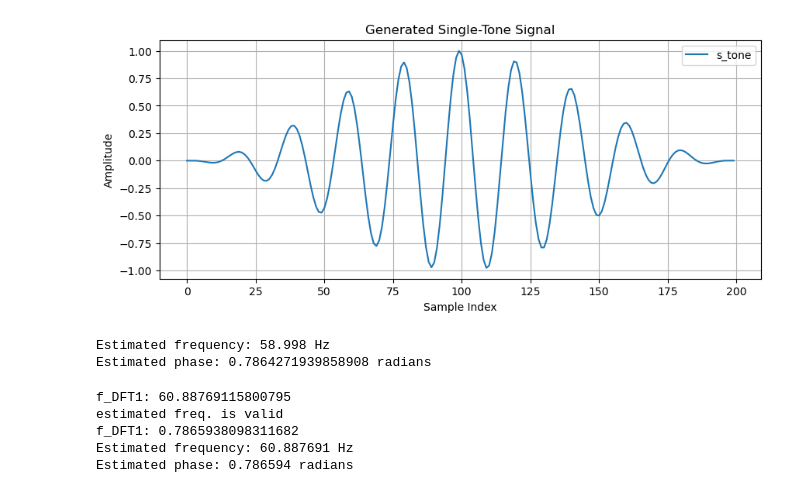
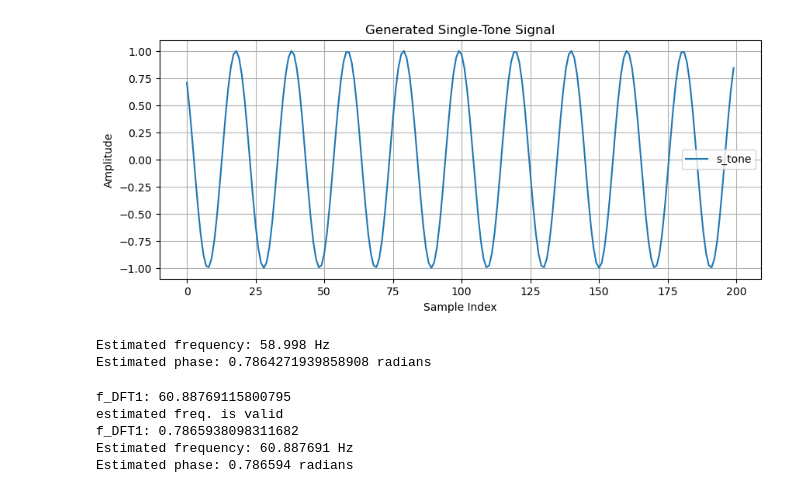
Before and after one commit to Licates/ENFify, a Jupyter notebook: notebooks/Frequence_and_phase_extraction.ipynb, the cells around one changed output. Drawn from its saved outputs; the diff is of its cells as text; code cells hidden in the pictures.

Commit message:
phase estimation fuctions

```diff
--- a/notebooks/Frequence_and_phase_extraction.ipynb
+++ b/notebooks/Frequence_and_phase_extraction.ipynb
@@ -6,11 +6,17 @@ from scipy.fft import fft
 import math
 # %%
 ###...........DFT 0 Method...........###
+
+# Generate s_tone(n)
+def generate_s_tone(Fs, f0, phi0, M):
+    n = np.arange(M)
+    s_tone = np.cos((2 * np.pi * f0 * n )/Fs + phi0)
+    return n, s_tone
 
 # Estimate frequency and phase with DFT⁰
 def estimate_frequency_and_phase(s_tone, Fs, M, N_DFT, window_type):
 
-    window = get_window(window_type, M-1)
+    window = get_window(window_type, M)
     s_tone = s_tone * window
 
     # Zero-pad the signal to length N_DFT
@@ -32,15 +38,10 @@ def estimate_frequency_and_phase(s_tone, Fs, M, N_DFT, window_type):
 
 ###...........DFT 1 Method...........###
 
-# Generate s_tone(n)
-def generate_s_tone(Fs, f0, phi0, M):
-    n = np.arange(M)
-    s_tone = np.cos((2 * np.pi * f0 * n )/Fs + phi0)
-    return n, s_tone
+def estimate_frequency_and_phase_derivative(s_tone, Fs, M, N_DFT, window_type):
 
-def estimate_frequency_and_phase_derivative(s_tone, Fs, M, N_DFT, window_type):
-    ###......Calculate the frequency......###
-
+    ###......Estimate the frequency......###
+    s_tone_unmodified = s_tone
     # Get the window type
     window = get_window(window_type, M-1)
 
@@ -77,9 +78,9 @@ def estimate_frequency_and_phase_derivative(s_tone, Fs, M, N_DFT, window_type):
         print("estimated freq. is valid")
 
 
-    ###......Calculate the phase......###
+    ###......Estimate the phase......###
     # Calculate phase with DFT⁰ method to compare the values
-    f0_DFT0, phi_DFT0 = estimate_frequency_and_phase(s_tone_windowed, Fs, M, N_DFT)
+    f0_DFT0, phi_DFT0 = estimate_frequency_and_phase(s_tone_unmodified, Fs, M, N_DFT, window_type)
 
     #omega_0 = (2 * np.pi * f0_estimated) / Fs
     omega_0 = 2*np.pi*f0_estimated/Fs
@@ -99,8 +100,8 @@ def estimate_frequency_and_phase_derivative(s_tone, Fs, M, N_DFT, window_type):
     phi_1 = phase_estimated
     phi_2 = phase_estimated + np.pi if np.arctan(phase_estimated) >= 0 else phase_estimated - np.pi
 
-    phi_1 = (phi_1 + np.pi) % (2 * np.pi) - np.pi  # normalize
-    phi_2 = (phi_2 + np.pi) % (2 * np.pi) - np.pi
+    #phi_1 = (phi_1 + np.pi) % (2 * np.pi) - np.pi  # normalize
+    #phi_2 = (phi_2 + np.pi) % (2 * np.pi) - np.pi
 
     if abs(phi_1 - phi_DFT0) < abs(phi_2 - phi_DFT0):  # compare with phi calculated via DFT⁰
         phi = phi_1
@@ -111,32 +112,31 @@ def estimate_frequency_and_phase_derivative(s_tone, Fs, M, N_DFT, window_type):
 # %%
 # Example usage
 Fs = 1200 # Sampling frequency (Hz)
 f0 = 59  # Frequency of the tone (Hz)
 phi0 = np.pi/4  # Phase of the tone (radians)
 M = 200 # Number of samples
 N_DFT = 200000
 window_type = 'hann'  # Optional window type (e.g., 'hann', 'hamming', etc.)
 
 # Generate the signal
-n_windowed, s_tone_windowed = generate_s_tone_windowed(Fs, f0, phi0, M, window_type)
-
+n_windowed, s_tone_windowed = generate_s_tone(Fs, f0, phi0, M)
 
 #Plot the generated signal
 plt.figure(figsize=(10, 4))
 plt.plot(n_windowed, s_tone_windowed, label='s_tone')
 plt.title('Generated Single-Tone Signal')
 plt.xlabel('Sample Index')
 plt.ylabel('Amplitude')
 plt.grid()
 plt.legend()
 plt.show()
 
 # Estimate frequency and phase
-f0_estimated, phi0_estimated = estimate_frequency_and_phase(s_tone_windowed, Fs, M, N_DFT)
+f0_estimated, phi0_estimated = estimate_frequency_and_phase(s_tone_windowed, Fs, M, N_DFT, window_type)
 print(f"Estimated frequency: {f0_estimated} Hz")
 print(f"Estimated phase: {phi0_estimated} radians")
 # %% [output]
-[figure, old version]
+[figure, new version]
 Estimated frequency: 58.998 Hz
 Estimated phase: 0.7864271939858908 radians
 # %%
```
Also changed, not shown: parts of 1 cell of this notebook.
